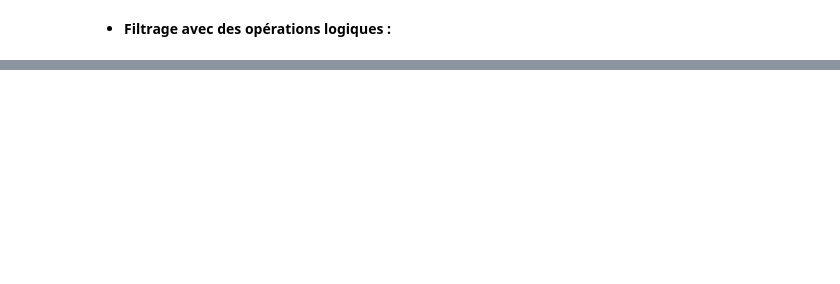
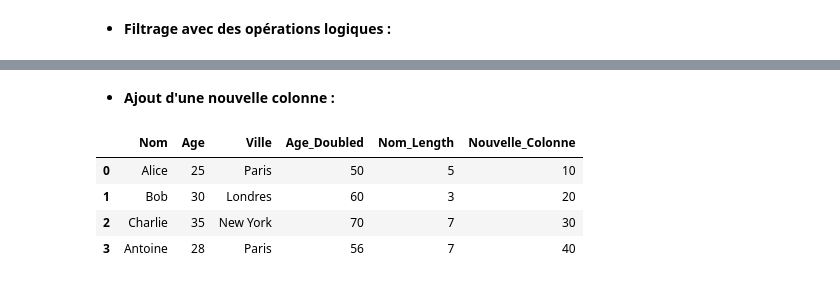
Before and after one commit to Yann-Fournier/Manipulation-de-donn-es-Python-B2, a Jupyter notebook: Pandas/Pandas.ipynb, the cells around one changed output, grey strips where cells are left out. Saved outputs shown, nothing was run; the diff lists cells and outputs as text; code cells hidden in the pictures; blank space fills up the shorter version.

```diff
--- a/Pandas/Pandas.ipynb
+++ b/Pandas/Pandas.ipynb
@@ -479,0 +294,4 @@ Dans cet exemple, les deux DataFrames `df_exam1` et `df_exam2` ont été concat
+# %%
+# Modification de valeurs dans une colonne
+df['Age'] = df['Age'] + 1  # Incrémentation de l'âge de 1 pour chaque personne
+df.head()
@@ -479,0 +306,4 @@ Dans cet exemple, les deux DataFrames `df_exam1` et `df_exam2` ont été concat
+# %%
+# Modification basée sur une condition
+df.loc[df['Ville'] == 'Paris', 'Age'] += 2  # Incrémentation de l'âge de 2 pour les personnes vivant à Paris
+df.head()
@@ -479,0 +328,12 @@ Dans cet exemple, les deux DataFrames `df_exam1` et `df_exam2` ont été concat
+# %% [markdown]
+   - **Ajout d'une nouvelle colonne :**
+# %%
+# Ajout d'une nouvelle colonne
+df['Nouvelle_Colonne'] = [10, 20, 30, 40]  # Ajout d'une colonne avec des valeurs spécifiques
+df.head()
+# %% [output]
+|  | Nom | Age | Ville | Age_Doubled | Nom_Length | Nouvelle_Colonne |
+| 0 | Alice | 25 | Paris | 50 | 5 | 10 |
+| 1 | Bob | 30 | Londres | 60 | 3 | 20 |
+| 2 | Charlie | 35 | New York | 70 | 7 | 30 |
+| 3 | Antoine | 28 | Paris | 56 | 7 | 40 |
```
Also changed, not shown: parts of 45 cells of this notebook.
